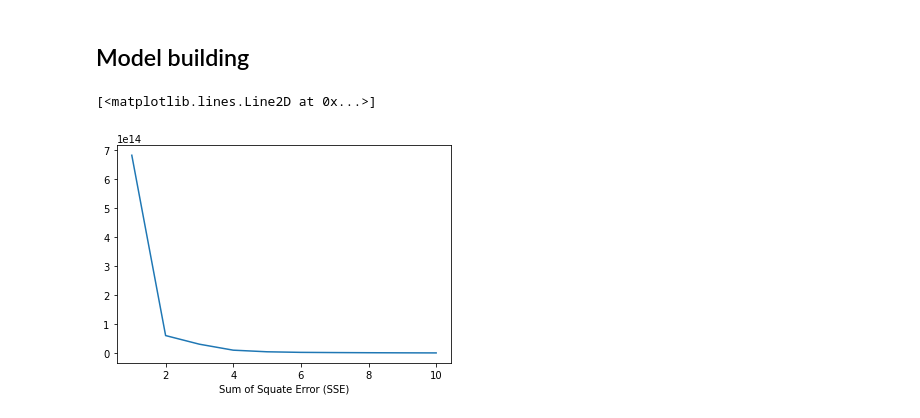
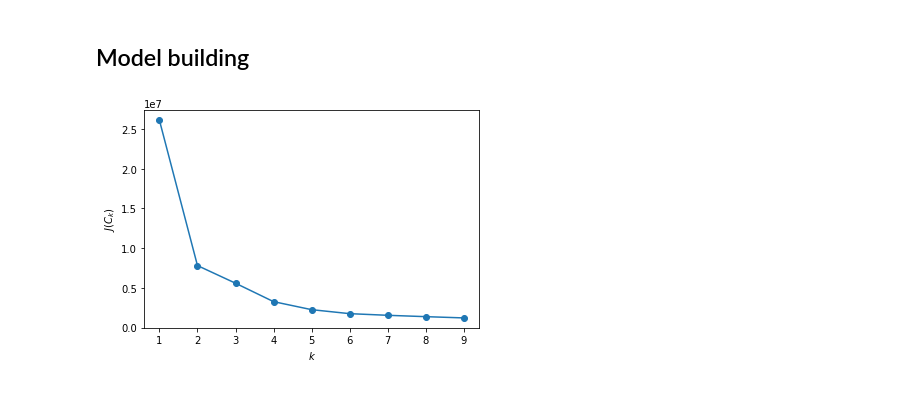
Before and after one commit to Malinariy/clustering_task, a Jupyter notebook: KMEANS_MODEL(нешкалировано).ipynb, the cells around one changed output. Cells and saved outputs as stored; diff of their text form; code cells hidden in the pictures.

```diff
--- a/KMEANS_MODEL(нешкалировано).ipynb
+++ b/KMEANS_MODEL(нешкалировано).ipynb
@@ -31,16 +31,15 @@ df = df.drop(['Персона'], axis=1) # удаляю признаки кот
 # %%
 x = df[['Убыточность, %', 'Уровень заработной платы, руб/год']]
 # %%
-sse = {}
-for k in range(1, 11):
-    kmeans = KMeans(n_clusters=k, init='k-means++')
-    kmeans.fit(x)
-    sse[k] = kmeans.inertia_
+inertia = []
+for k in range(1, 10):
+    k_means = KMeans(n_clusters=k, random_state=42).fit(x)
+    inertia.append(np.sqrt(k_means.inertia_))
+
+plt.plot(range(1, 10), inertia, marker='o')
+plt.xlabel('$k$')
+plt.ylabel('$J(C_k)$')
+plt.show()
+# %% [output]
+[figure, added]
-# %%
-plt.xlabel('K')
-plt.xlabel('Sum of Squate Error (SSE)')
-plt.plot(list(sse.keys()), list(sse.values()))
-# %% [output]
-[<matplotlib.lines.Line2D at 0x...>]
-[figure, removed]
 # %%
```
Also changed, not shown: parts of 8 cells of this notebook, 1 other file.
